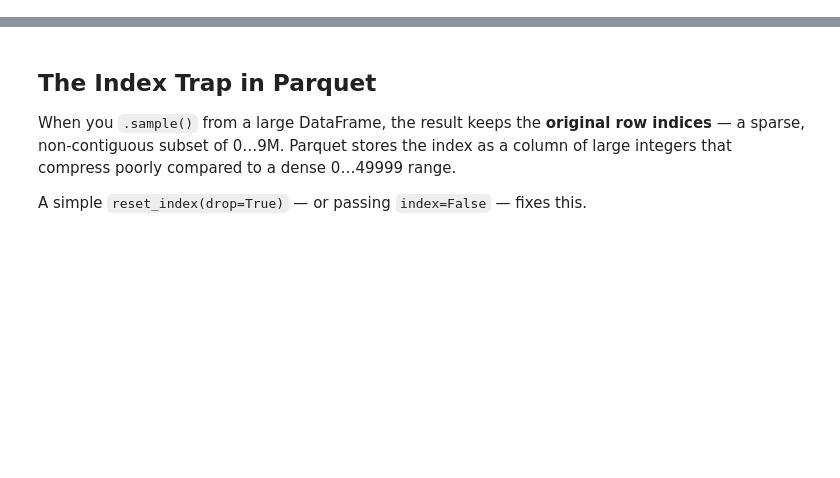
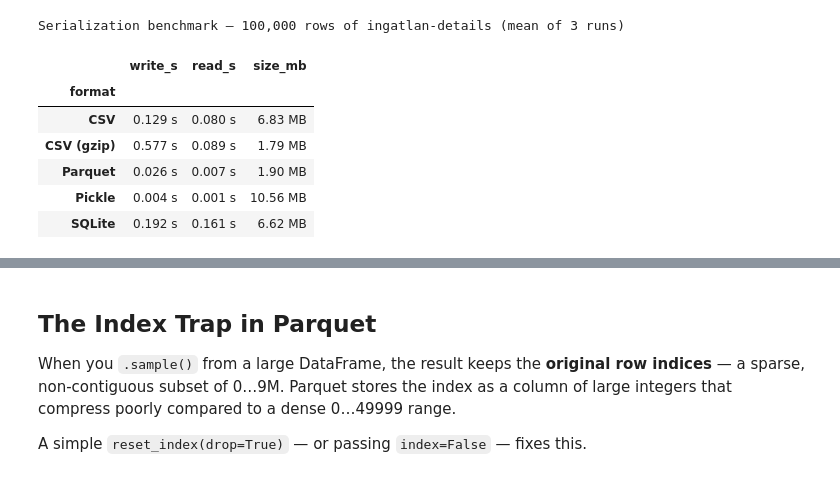
Before and after one commit to endremborza/prog2-2026-scribbles, a Jupyter notebook: serialization-comparison.ipynb, the cells around one changed output, grey strips where cells are left out. Saved outputs shown, nothing was run; the diff lists cells and outputs as text; code cells hidden in the pictures; blank space fills up the shorter version.

```diff
--- a/serialization-comparison.ipynb
+++ b/serialization-comparison.ipynb
@@ -161,13 +162,22 @@ results
 # %%
 (
-    results
-    .style
-    .background_gradient(cmap='RdYlGn_r', subset=['write_s', 'read_s', 'size_mb'])
-    .format({'write_s': '{:.3f} s', 'read_s': '{:.3f} s', 'size_mb': '{:.2f} MB'})
+    results.style.background_gradient(
+        cmap="RdYlGn_r", subset=["write_s", "read_s", "size_mb"]
+    )
+    .format({"write_s": "{:.3f} s", "read_s": "{:.3f} s", "size_mb": "{:.2f} MB"})
     .set_caption(
-        f'Serialization benchmark \u2014 {SAMPLE_SIZE_DETAILS:,} rows of ingatlan-details'
-        ' (mean of 3 runs)'
+        f"Serialization benchmark \u2014 {SAMPLE_SIZE_DETAILS:,} rows of ingatlan-details"
+        " (mean of 3 runs)"
     )
 )
+# %% [output]
+Serialization benchmark — 100,000 rows of ingatlan-details (mean of 3 runs)
+|  | write_s | read_s | size_mb |
+| format |  |  |  |
+| CSV | 0.129 s | 0.080 s | 6.83 MB |
+| CSV (gzip) | 0.577 s | 0.089 s | 1.79 MB |
+| Parquet | 0.026 s | 0.007 s | 1.90 MB |
+| Pickle | 0.004 s | 0.001 s | 10.56 MB |
+| SQLite | 0.192 s | 0.161 s | 6.62 MB |
 # %%
 fig, axes = plt.subplots(1, 3, figsize=(14, 4))
```
Also changed, not shown: parts of 14 cells of this notebook.
